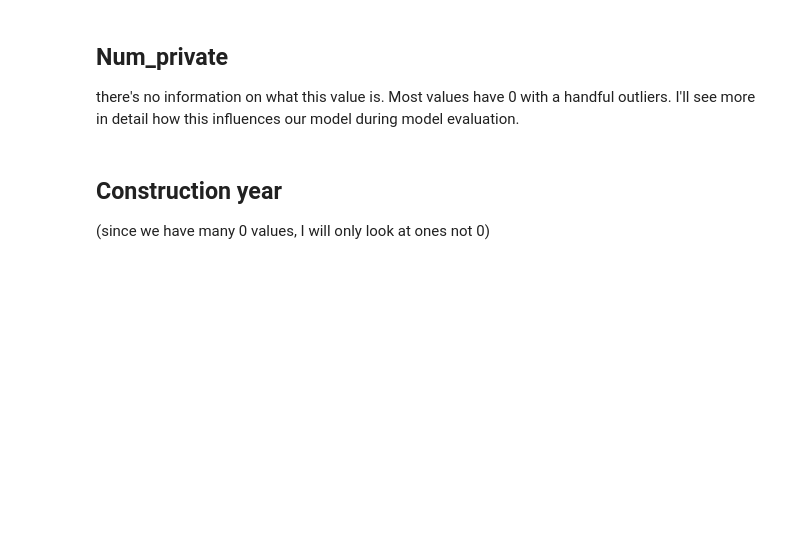
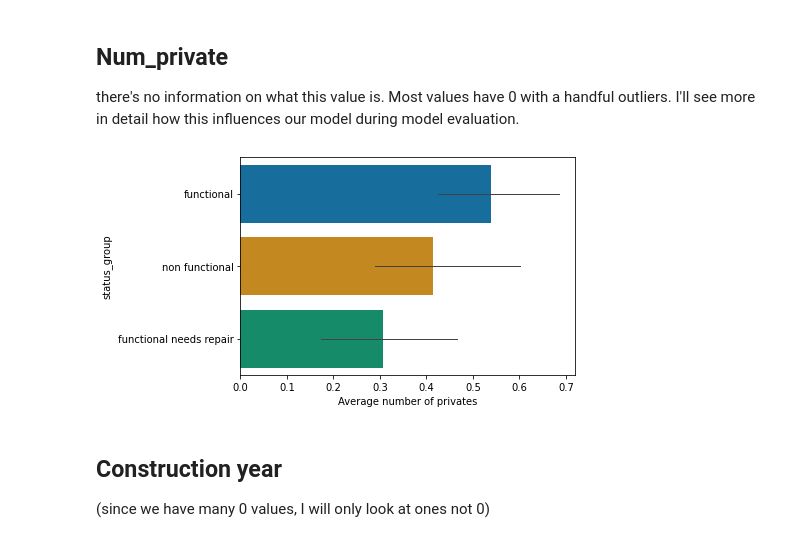
Before and after one commit to stereopickle/Tanzanian_water_pump_classificationn, a Jupyter notebook: 020.Exploratory_Data_Analysis.ipynb, the cells around one changed output. Cells and saved outputs as stored; diff of their text form; code cells hidden in the pictures; blank space fills up the shorter version.

```diff
--- a/020.Exploratory_Data_Analysis.ipynb
+++ b/020.Exploratory_Data_Analysis.ipynb
@@ -135,6 +138,13 @@ This looks like Tanzania. I'll later use these to calculate distance to other ke
 there's no information on what this value is. Most values have 0 with a handful outliers. I'll see more in detail how this influences our model during model evaluation.
 # %%
 #df.num_private.value_counts()
+# %%
+sns.barplot(y = 'status_group', x = 'num_private',
+            data = df, errwidth = 1, palette = 'colorblind')
+plt.xlabel('Average number of privates')
+plt.show()
+# %% [output]
+[figure, added]
 # %% [markdown]
 ## Construction year
 (since we have many 0 values, I will only look at ones not 0)
```
Also changed, not shown: parts of 47 cells of this notebook, 1 other file.
